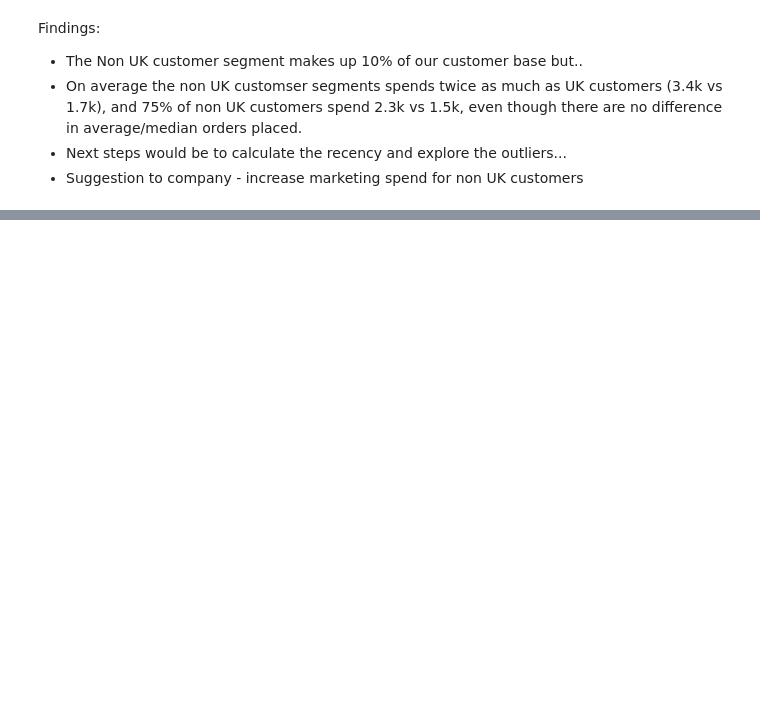
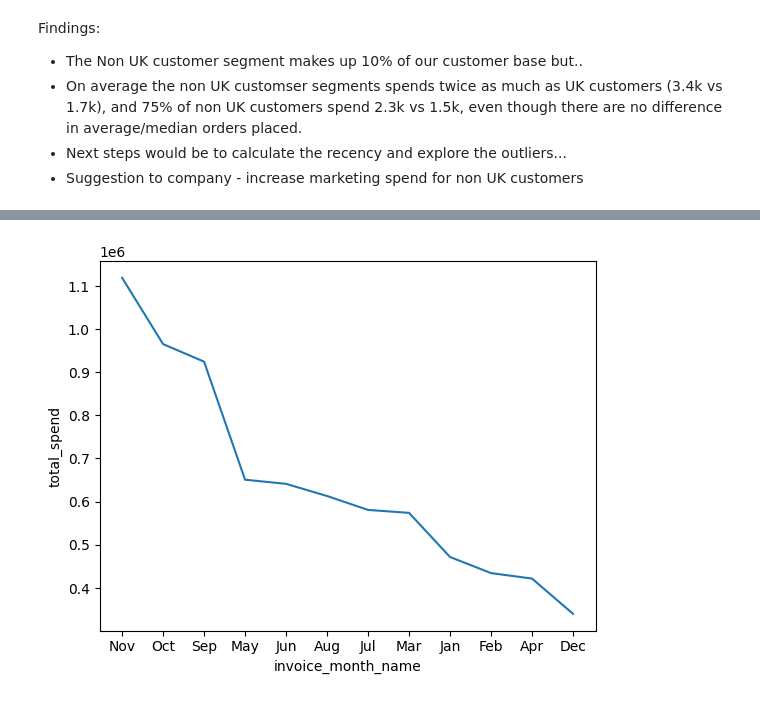
Before and after one commit to shaq31415926/Sep-Bootcamp, a Jupyter notebook: customer-segmentation/notebooks/02-sh-customer-segmentation.ipynb, the cells around one changed output, grey strips where cells are left out. Drawn from its saved outputs; the diff is of its cells as text; code cells hidden in the pictures; blank space fills up the shorter version.

```diff
--- a/customer-segmentation/notebooks/02-sh-customer-segmentation.ipynb
+++ b/customer-segmentation/notebooks/02-sh-customer-segmentation.ipynb
@@ -187,0 +157,26 @@ plt.tight_layout();
+# %%
+query = """
+select cast(strftime('%m', invoice_date) as int) as invoice_month,
+       case strftime('%m', invoice_date)
+           when '01' then 'Jan'
+           when '02' then 'Feb'
+           when '03' then 'Mar'
+           when '04' then 'Apr'
+           when '05' then 'May'
+           when '06' then 'Jun'
+           when '07' then 'Jul'
+           when '08' then 'Aug'
+           when '09' then 'Sep'
+           when '10' then 'Oct'
+           when '11' then 'Nov'
+           when '12' then 'Dec'
+           else 'error'
+        end as invoice_month_name,
+        sum(total_order_value) as total_spend
+from online_transactions_fixed
+where cast(strftime('%Y', invoice_date) as int) = '2011'
+group by invoice_month, invoice_month_name
+"""
+
+invoices_per_month = pd.read_sql(query, conn)
+invoices_per_month
@@ -187,0 +197,6 @@ plt.tight_layout();
+# %%
+invoices_per_month = invoices_per_month.sort_values(by="total_spend", ascending=False)
+# %%
+sns.lineplot(x="invoice_month_name", y="total_spend", data=invoices_per_month);
+# %% [output]
+[figure, added]
```
Also changed, not shown: parts of 6 cells of this notebook.
